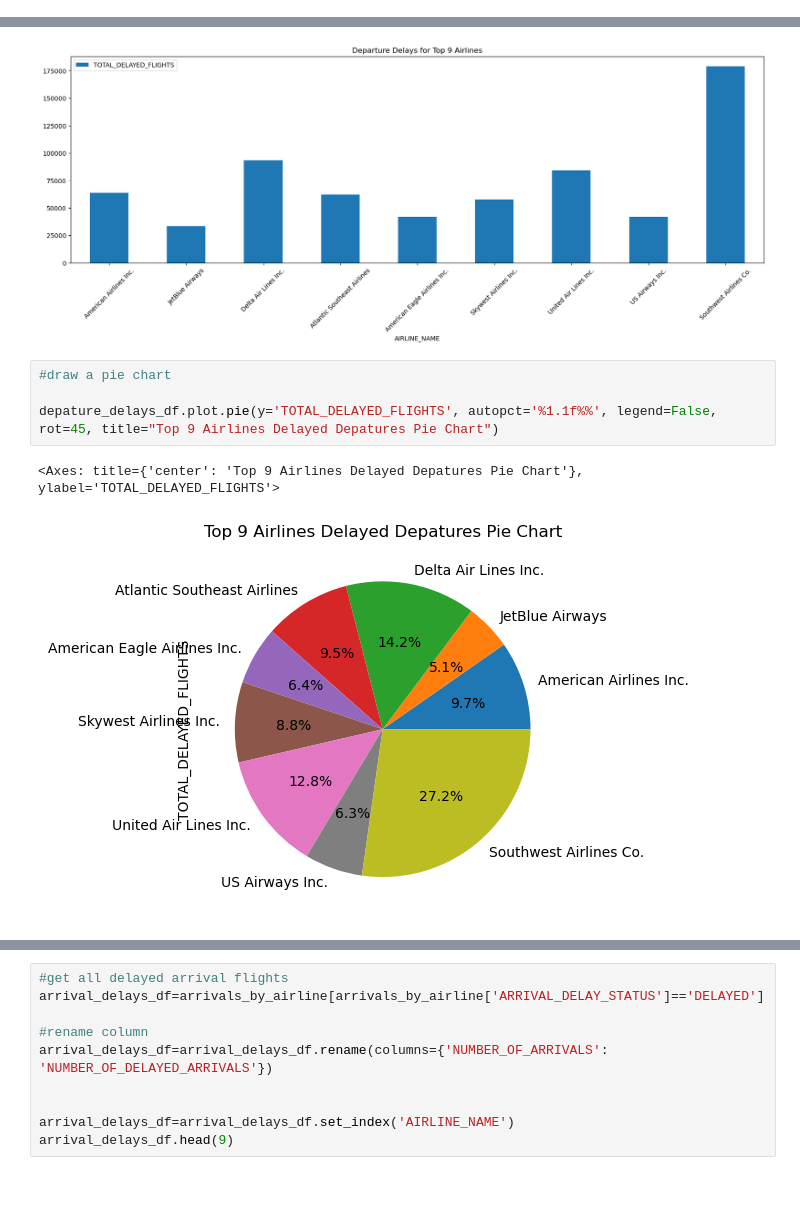
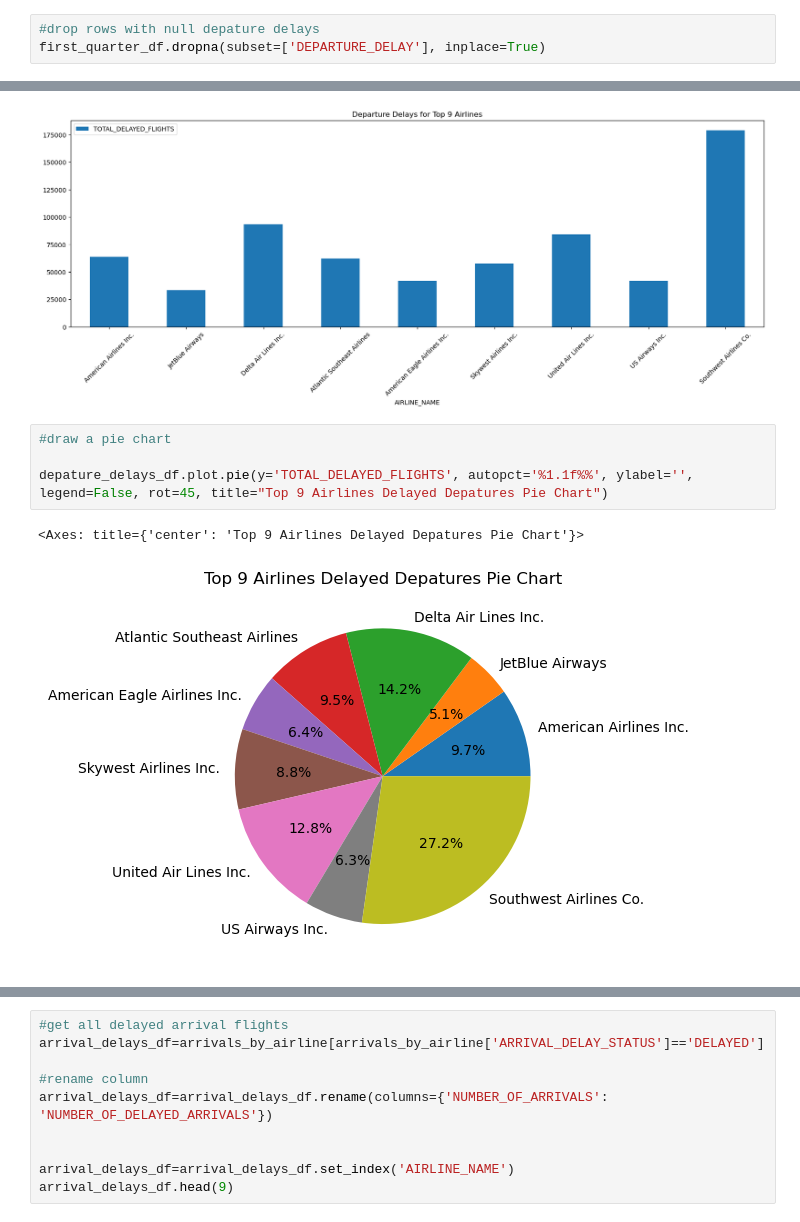
Before and after one commit to dmusili/airlineproject1, a Jupyter notebook: januarytoapril.ipynb, the cells around one changed output, grey strips where cells are left out. Saved outputs shown, nothing was run; the diff lists cells and outputs as text; blank space fills up the shorter version.

```diff
--- a/januarytoapril.ipynb
+++ b/januarytoapril.ipynb
@@ -155,6 +155,9 @@ Data columns (total 24 columns):
  23  ARRIVAL_DELAY_STATUS   object
 dtypes: float64(11), int64(7), object(6)
 memory usage: 360.2+ MB
+# %%
+#drop rows with null depature delays
+first_quarter_df.dropna(subset=['DEPARTURE_DELAY'], inplace=True)
 # %%
 #get all the delayed depatures
 delayed_depatures=first_quarter_df[first_quarter_df['DEPATURE_DELAY_STATUS']=='DELAYED']
@@ -309,10 +312,10 @@ depature_delays_df.plot(kind="bar", figsize=(20,6), rot=45, title='Departure Del
 # %%
 #draw a pie chart
 
-depature_delays_df.plot.pie(y='TOTAL_DELAYED_FLIGHTS', autopct='%1.1f%%', legend=False, rot=45, title="Top 9 Airlines Delayed Depatures Pie Chart")
+depature_delays_df.plot.pie(y='TOTAL_DELAYED_FLIGHTS', autopct='%1.1f%%', ylabel='', legend=False, rot=45, title="Top 9 Airlines Delayed Depatures Pie Chart")
 # %% [output]
-<Axes: title={'center': 'Top 9 Airlines Delayed Depatures Pie Chart'}, ylabel='TOTAL_DELAYED_FLIGHTS'>
+<Axes: title={'center': 'Top 9 Airlines Delayed Depatures Pie Chart'}>
-[figure, old version]
+[figure, new version]
 # %%
 #get the top 9 airlines with the most flights
 first_quarter_filtered_df=first_quarter_df[first_quarter_df['AIRLINE_CODE'].isin(airline_filter_list)]
```
Also changed, not shown: parts of 10 cells of this notebook.
